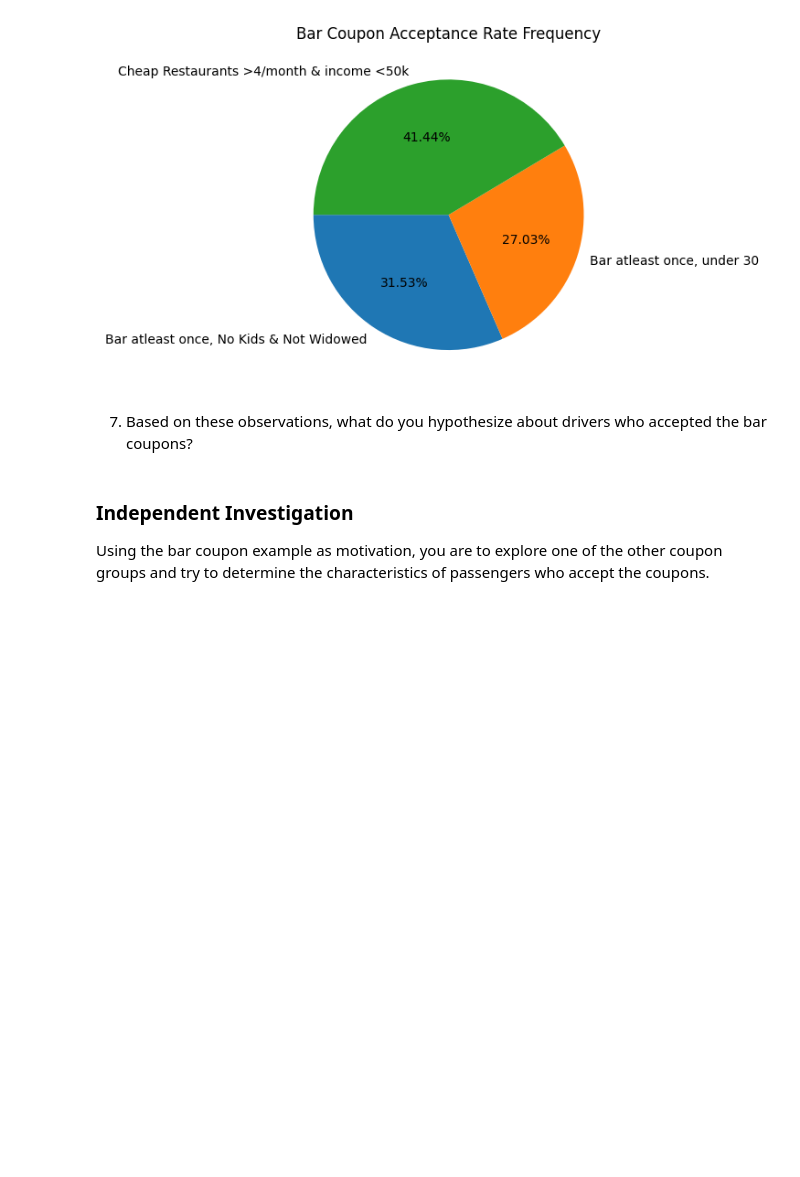
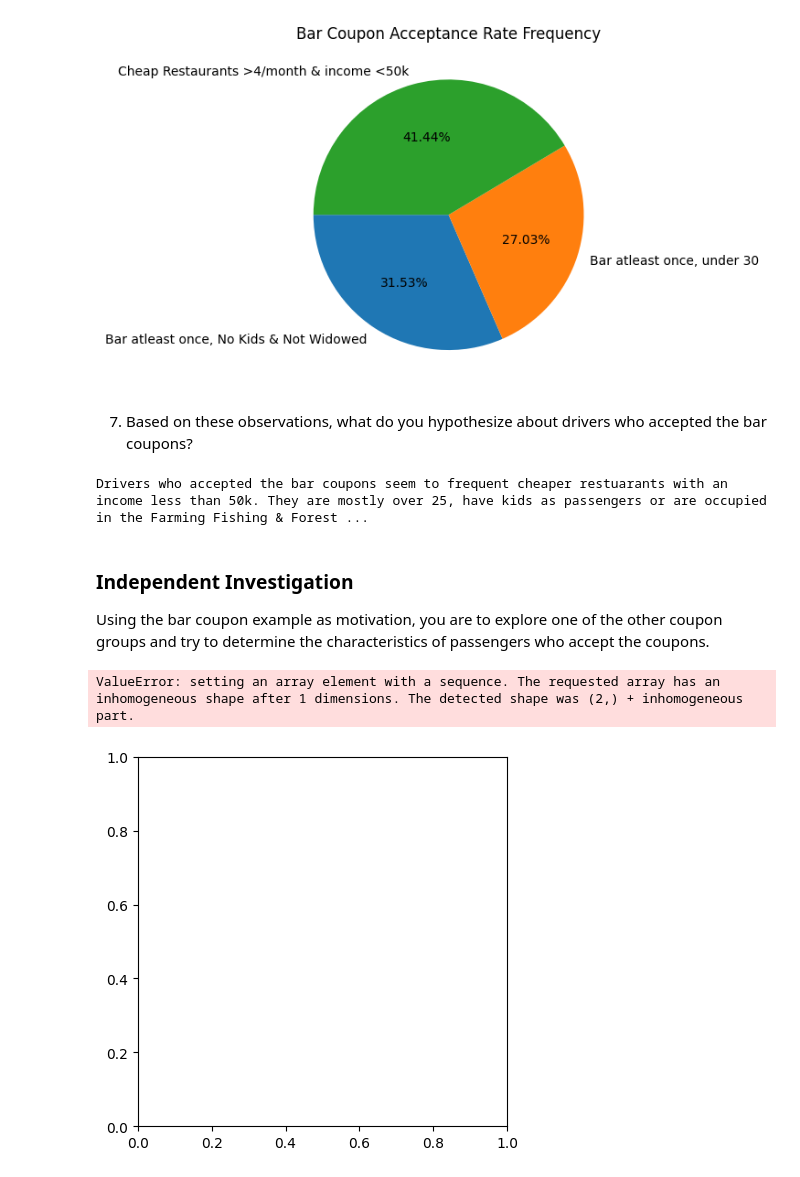
Before and after one commit to rbhat/aiml-customer-code, a Jupyter notebook: prompt.ipynb, the cells around one changed output. Saved outputs shown, nothing was run; the diff lists cells and outputs as text; code cells hidden in the pictures; blank space fills up the shorter version.

```diff
--- a/prompt.ipynb
+++ b/prompt.ipynb
@@ -272,7 +278,18 @@ plt.show()
 [figure]
 # %% [markdown]
 7.  Based on these observations, what do you hypothesize about drivers who accepted the bar coupons?
+# %%
+print("Drivers who accepted the bar coupons seem to frequent cheaper restuarants with an income less than 50k. They are mostly over 25, have kids as passengers or are occupied in the Farming Fishing & Forestry industry. Serving bar coupons to more of these demographics are likely to lead to more bar visits.")
+# %% [output]
+Drivers who accepted the bar coupons seem to frequent cheaper restuarants with an income less than 50k. They are mostly over 25, have kids as passengers or are occupied in the Farming Fishing & Forest ...
 # %% [markdown]
 ### Independent Investigation
 
 Using the bar coupon example as motivation, you are to explore one of the other coupon groups and try to determine the characteristics of passengers who accept the coupons.
+# %%
+df = data[data['Y']==1]
+
+plt.pie([df['weather'].value_counts(), df['CoffeeHouse'].value_counts()])
+# %% [output]
+ValueError: setting an array element with a sequence. The requested array has an inhomogeneous shape after 1 dimensions. The detected shape was (2,) + inhomogeneous part.
+[figure, added]
```
Also changed, not shown: parts of 2 cells of this notebook.
